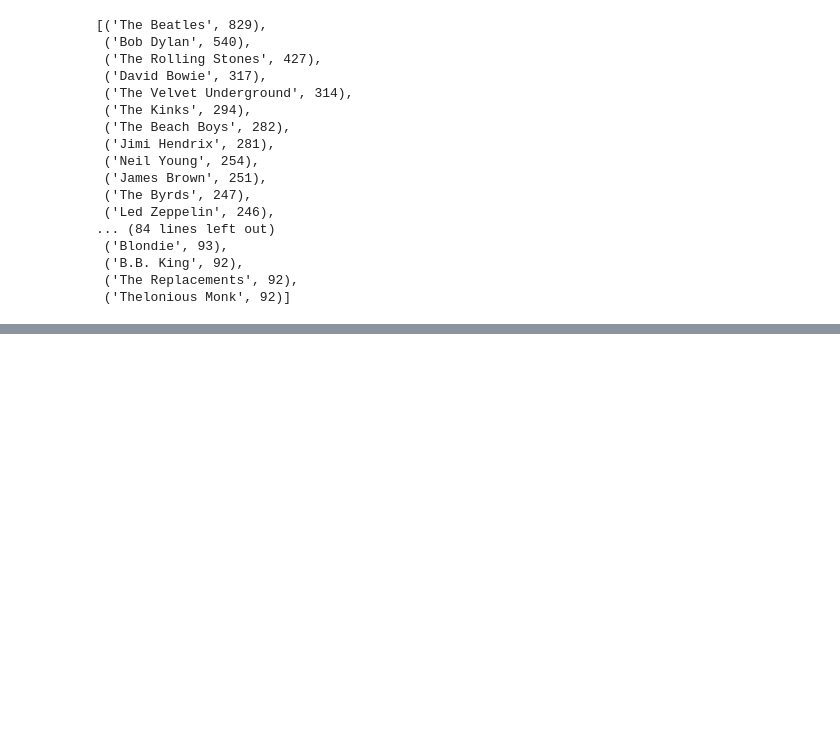
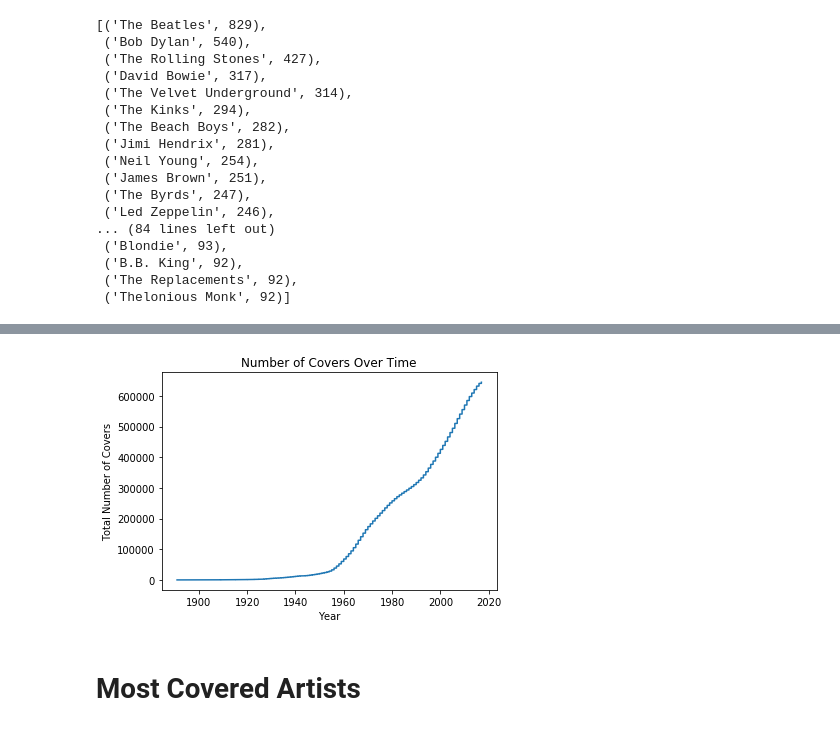
Before and after one commit to wzeyuann/music_influence, a Jupyter notebook: Exploratory Analysis.ipynb, the cells around one changed output, grey strips where cells are left out. Saved outputs shown, nothing was run; the diff lists cells and outputs as text; code cells hidden in the pictures; blank space fills up the shorter version.

```diff
--- a/Exploratory Analysis.ipynb
+++ b/Exploratory Analysis.ipynb
@@ -46,0 +68,3 @@ nx.write_edgelist(G, 'all_influence')
+# %%
+# Load data
+covers = pd.read_csv('data/secondhandsongs/covers.csv')
@@ -46,0 +80,3 @@ nx.write_edgelist(G, 'all_influence')
+# %%
+# Drop any rows with missing performer, release_date, artists
+covers = covers.dropna(subset=['release_date', 'performer', 'artists'])
@@ -46,0 +285,7 @@ nx.write_edgelist(G, 'all_influence')
+# %%
+# Plot number of covers by year over all songs
+plot_covers_by_year(covers.sort_values('release_date')['release_date'], "Number of Covers Over Time")
+# %% [output]
+[figure, added]
+# %% [markdown]
+# Most Covered Artists
```
Also changed, not shown: parts of 37 cells of this notebook, 1 other file.
